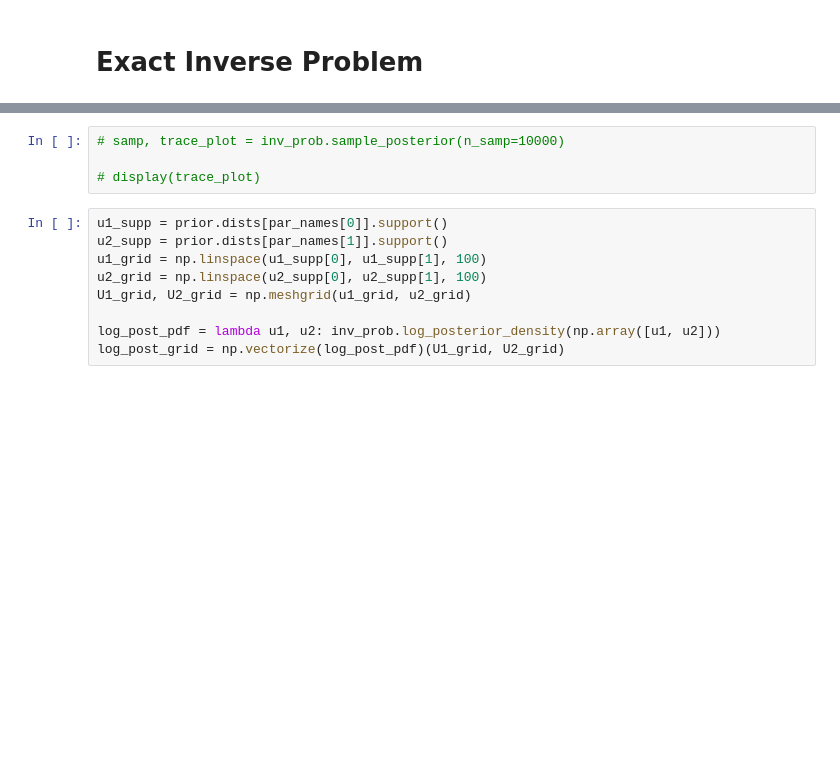
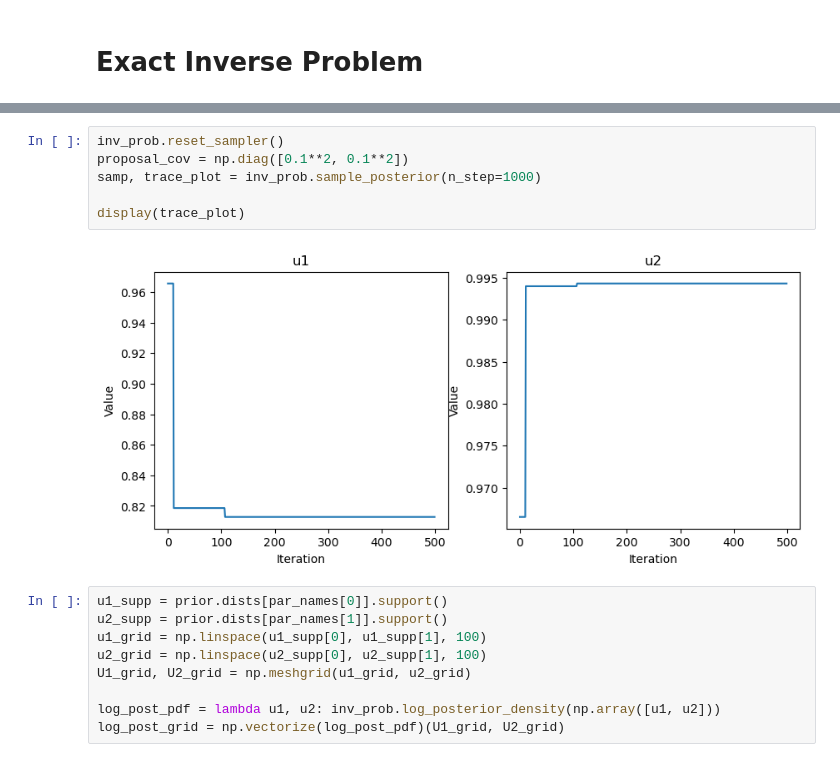
Before and after one commit to arob5/Bayesian-inference-with-surrogates, a Jupyter notebook: experiments/vsem/vsem_experiment.ipynb, the cells around one changed output, grey strips where cells are left out. Cells and saved outputs as stored; diff of their text form; blank space fills up the shorter version.

```diff
--- a/experiments/vsem/vsem_experiment.ipynb
+++ b/experiments/vsem/vsem_experiment.ipynb
@@ -30,7 +30,11 @@ likelihood.plot_ground_truth()
 # %%
-# samp, trace_plot = inv_prob.sample_posterior(n_samp=10000)
+inv_prob.reset_sampler()
+proposal_cov = np.diag([0.1**2, 0.1**2])
+samp, trace_plot = inv_prob.sample_posterior(n_step=1000)
 
-# display(trace_plot)
+display(trace_plot)
+# %% [output]
+[figure, added]
 # %%
 u1_supp = prior.dists[par_names[0]].support()
 u2_supp = prior.dists[par_names[1]].support()
```
Also changed, not shown: parts of 4 cells of this notebook, 2 other files.
